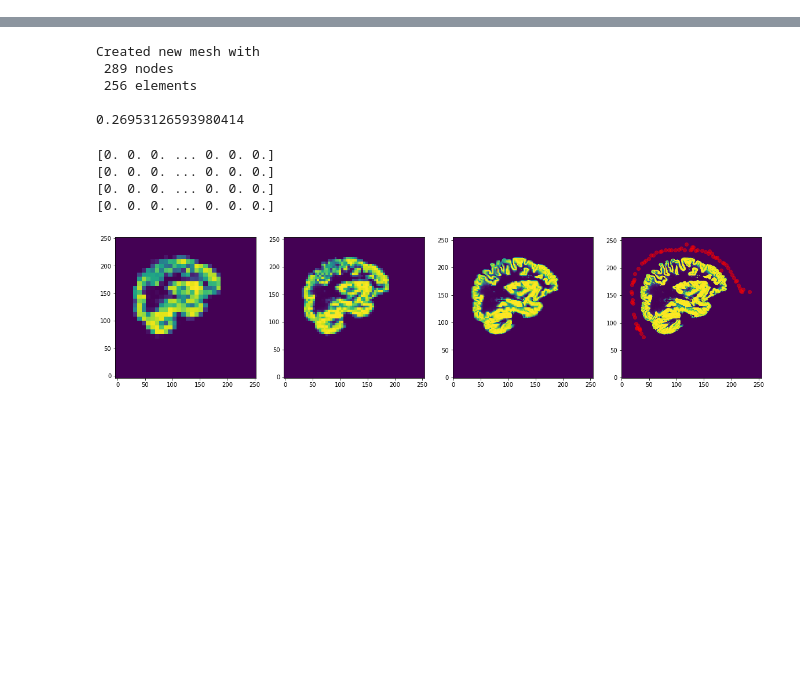
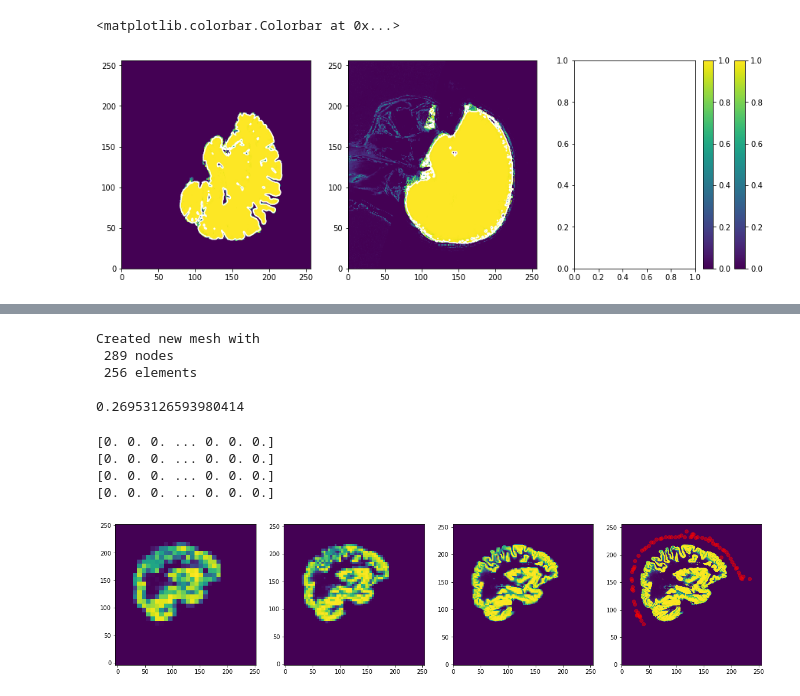
Before and after one commit to annegretW/Masterarbeit_EEG_Uncertainties, a Jupyter notebook: masterarbeit/2d/python/test.ipynb, the cells around one changed output, grey strips where cells are left out. Saved outputs shown, nothing was run; the diff lists cells and outputs as text; code cells hidden in the pictures; blank space fills up the shorter version.

```diff
--- a/masterarbeit/2d/python/test.ipynb
+++ b/masterarbeit/2d/python/test.ipynb
@@ -5,4 +5,30 @@ from scipy.io import loadmat
 from importlib import reload
 import structured_mesh as msh
 import evaluations
+# %%
+
+tissue_prob_map = loadmat('/home/anne/Masterarbeit/masterarbeit/2d//data/T1SliceAnne.mat')
+
+
+white_prob = tissue_prob_map['T1Slice']['white'][0][0]
+gray_prob = tissue_prob_map['T1Slice']['gray'][0][0]
+csf_prob = tissue_prob_map['T1Slice']['csf'][0][0]
+skull_prob = tissue_prob_map['T1Slice']['skull'][0][0]
+scalp_prob = tissue_prob_map['T1Slice']['scalp'][0][0]
+
+head =  white_prob + gray_prob + csf_prob + skull_prob # + scalp_prob
+inner =  white_prob + gray_prob + csf_prob
+brain = white_prob + gray_prob
+
+fig, axis = plt.subplots(1,3, figsize=(15,5))
+
+axis[0].contour(brain, levels=[0.95], colors=['white'])
+im = axis[0].pcolor(brain)
+fig.colorbar(im)
+axis[1].contour(head, levels=[0.95], colors=['white'])
+im = axis[1].pcolor(head)
+fig.colorbar(im)
+# %% [output]
+<matplotlib.colorbar.Colorbar at 0x...>
+[figure, added]
 # %%
```
Also changed, not shown: parts of 2 cells of this notebook, 8 other files.
